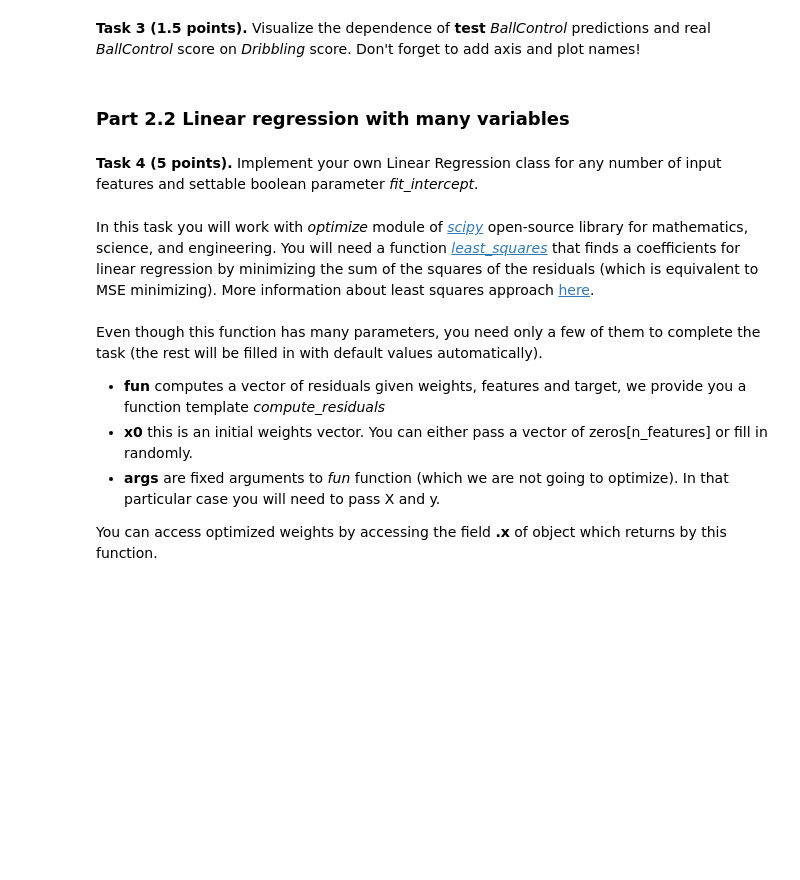
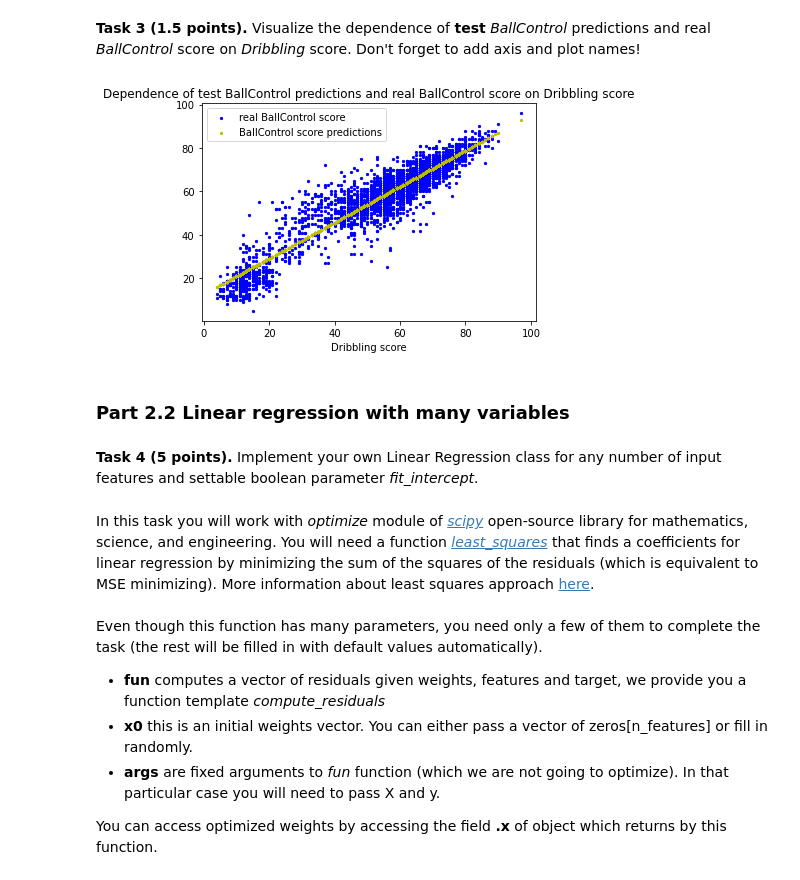
Before and after one commit to aleksandr-jasinski/2-linear-regression, a Jupyter notebook: seminar_and_homework.ipynb, the cells around one changed output. Cells and saved outputs as stored; diff of their text form; code cells hidden in the pictures; blank space fills up the shorter version.

```diff
--- a/seminar_and_homework.ipynb
+++ b/seminar_and_homework.ipynb
@@ -267,5 +267,14 @@ Train MSE 32.89286278395048, test MSE 32.80810540200458
 # %% [markdown]
 **Task 3 (1.5 points).** Visualize the dependence of **test** _BallControl_ predictions and real _BallControl_ score on _Dribbling_ score. Don't forget to add axis and plot names!
+# %%
+plt.scatter(x=list(X_test.reshape(1, -1)), y=list(y_test), s=5, c='b')
+plt.scatter(x=list(X_test.reshape(1, -1)), y=list(y_pred_test), s=5, c='y')
+plt.title('Dependence of test BallControl predictions and real BallControl score on Dribbling score')
+plt.legend(['real BallControl score','BallControl score predictions'])
+plt.xlabel('Dribbling score')
+plt.show()
+# %% [output]
+[figure, added]
 # %% [markdown]
 ### Part 2.2 Linear regression with many variables
 # %% [markdown]
```
Also changed, not shown: parts of 5 cells of this notebook.
